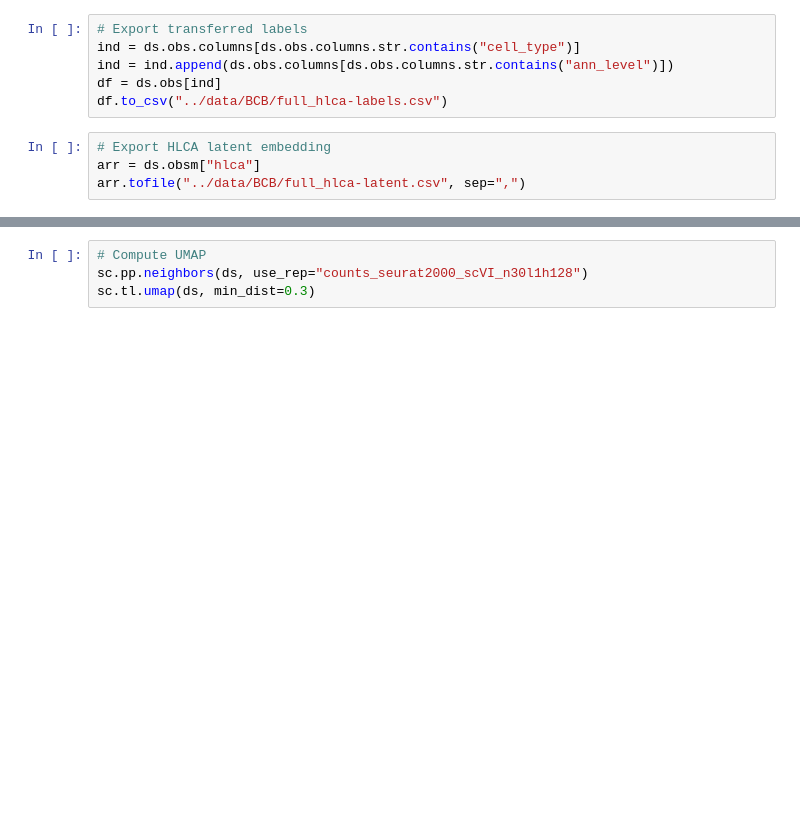
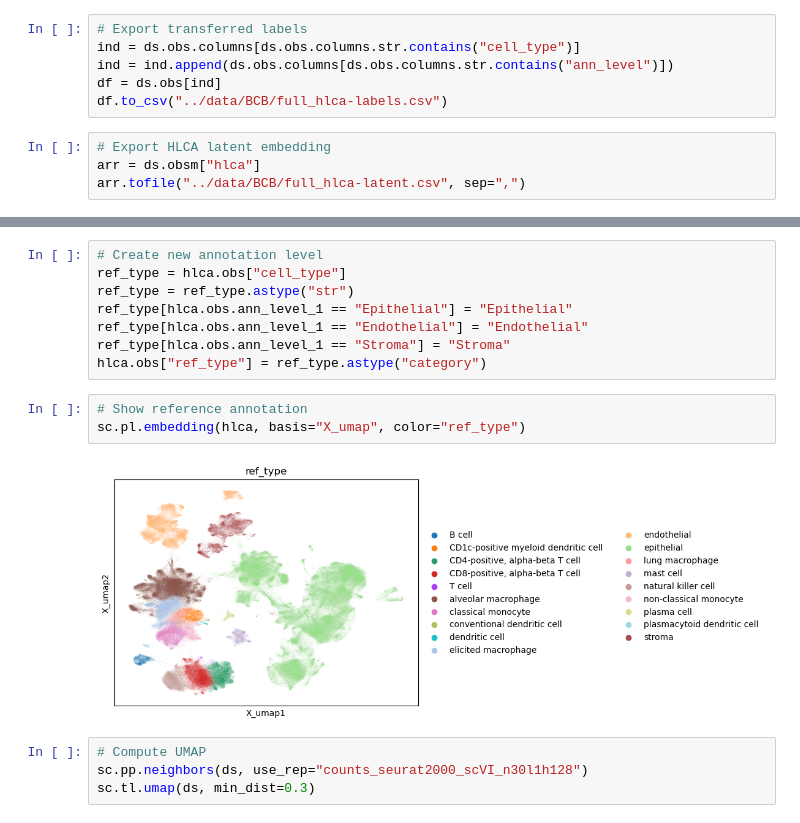
Before and after one commit to saliba-lab/covid19-bal-atlas-integration, a Jupyter notebook: bin/EDA.ipynb, the cells around one changed output, grey strips where cells are left out. Drawn from its saved outputs; the diff is of its cells as text; blank space fills up the shorter version.

```diff
--- a/bin/EDA.ipynb
+++ b/bin/EDA.ipynb
@@ -43,6 +37,19 @@ AnnData object with n_obs × n_vars = 584884 × 28024
 sc.pl.embedding(hlca, basis="X_umap", color="cell_type")
 # %% [output]
 [figure]
+# %%
+# Create new annotation level
+ref_type = hlca.obs["cell_type"]
+ref_type = ref_type.astype("str")
+ref_type[hlca.obs.ann_level_1 == "Epithelial"] = "Epithelial"
+ref_type[hlca.obs.ann_level_1 == "Endothelial"] = "Endothelial"
+ref_type[hlca.obs.ann_level_1 == "Stroma"] = "Stroma"
+hlca.obs["ref_type"] = ref_type.astype("category")
+# %%
+# Show reference annotation
+sc.pl.embedding(hlca, basis="X_umap", color="ref_type")
+# %% [output]
+[figure, added]
 # %%
 # Compute UMAP
 sc.pp.neighbors(ds, use_rep="counts_seurat2000_scVI_n30l1h128")
```
Also changed, not shown: parts of 5 cells of this notebook, 1 other file.
